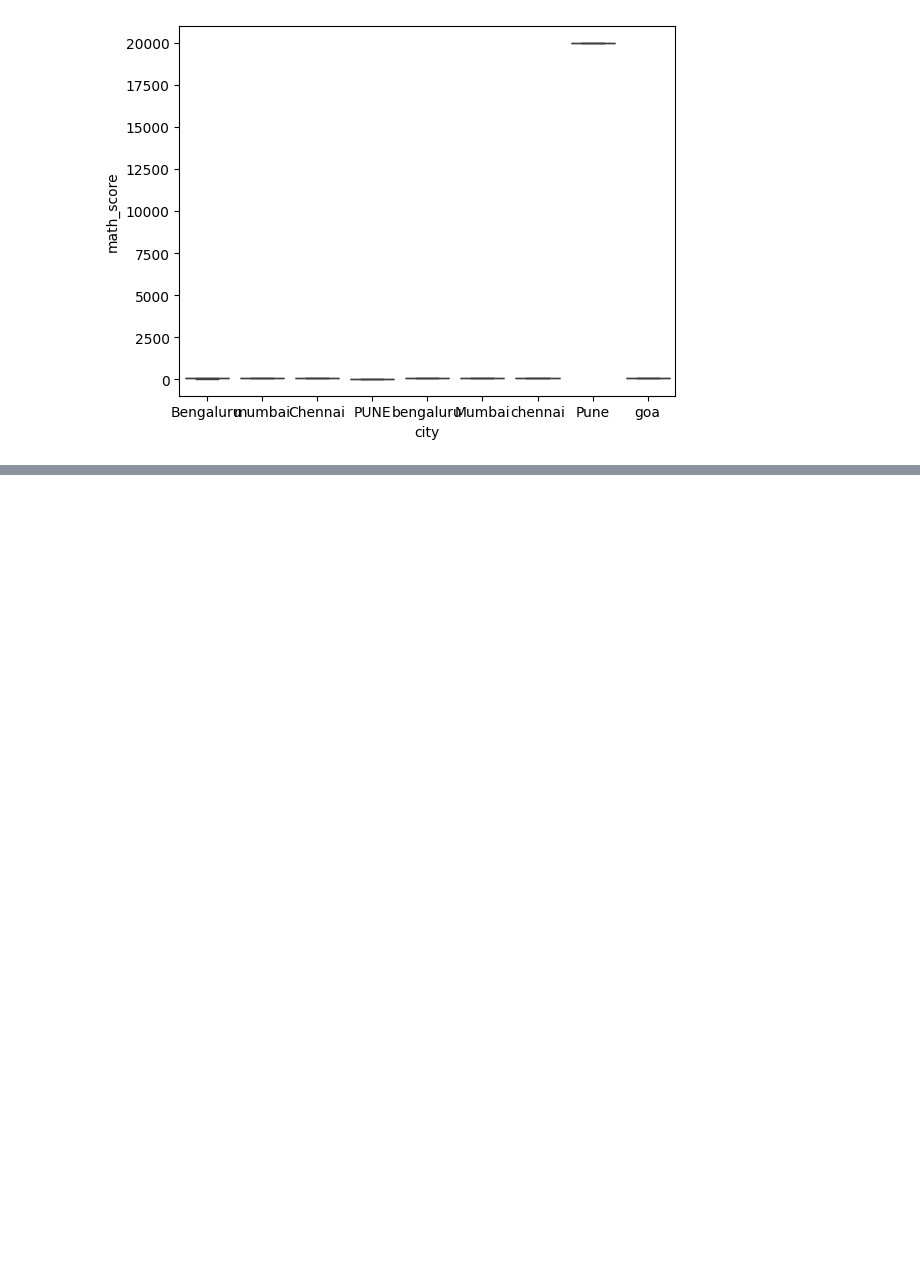
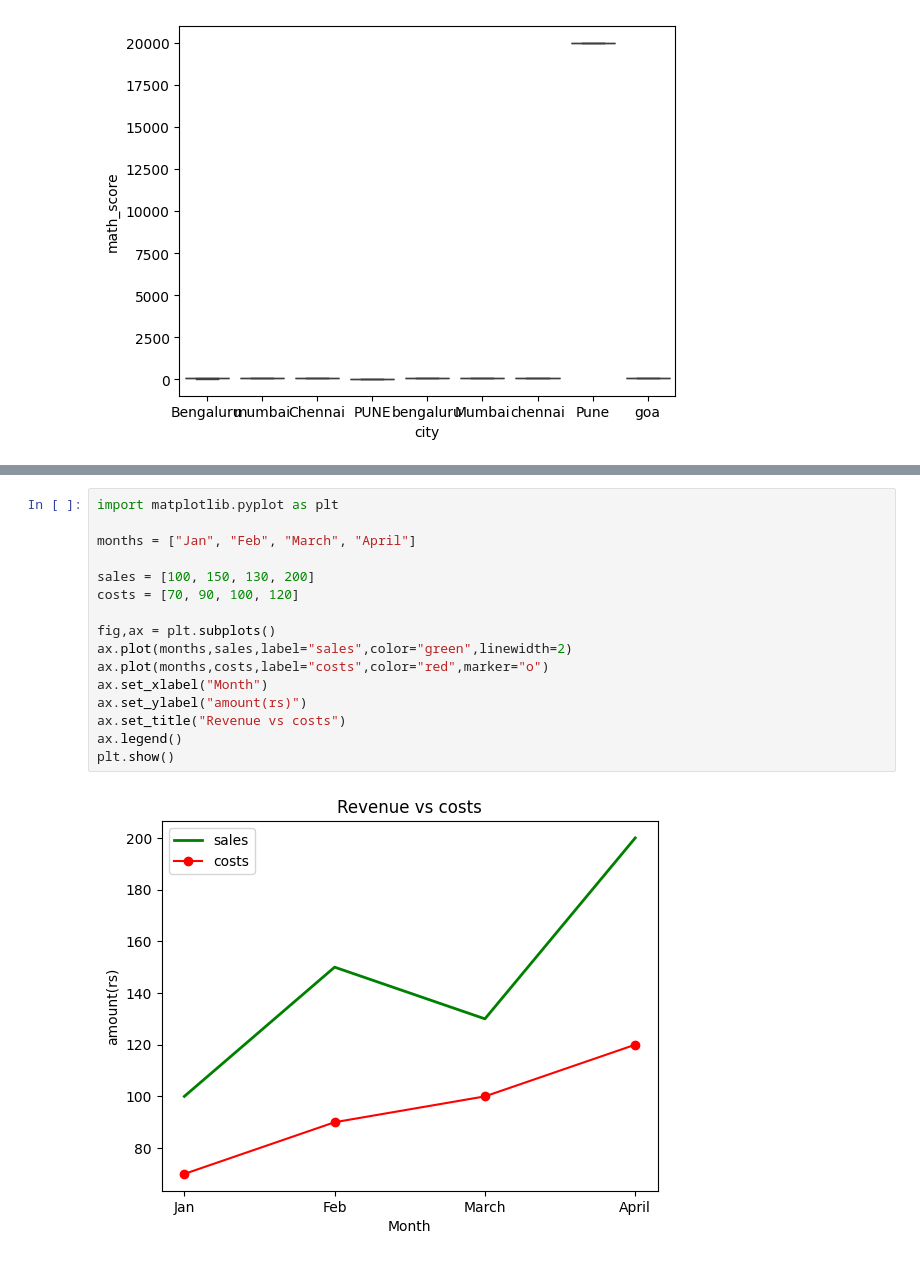
Before and after one commit to anshumanshukl1605/question-practice-, a Jupyter notebook: session16.ipynb, the cells around one changed output, grey strips where cells are left out. Drawn from its saved outputs; the diff is of its cells as text; blank space fills up the shorter version.

```diff
--- a/session16.ipynb
+++ b/session16.ipynb
@@ -125,0 +179,18 @@ plt.show()
+# %%
+import matplotlib.pyplot as plt
+
+months = ["Jan", "Feb", "March", "April"]
+
+sales = [100, 150, 130, 200]
+costs = [70, 90, 100, 120]
+
+fig,ax = plt.subplots()
+ax.plot(months,sales,label="sales",color="green",linewidth=2)
+ax.plot(months,costs,label="costs",color="red",marker="o")
+ax.set_xlabel("Month")
+ax.set_ylabel("amount(rs)")
+ax.set_title("Revenue vs costs")
+ax.legend()
+plt.show()
+# %% [output]
+[figure, added]
```
Also changed, not shown: parts of 7 cells of this notebook.
